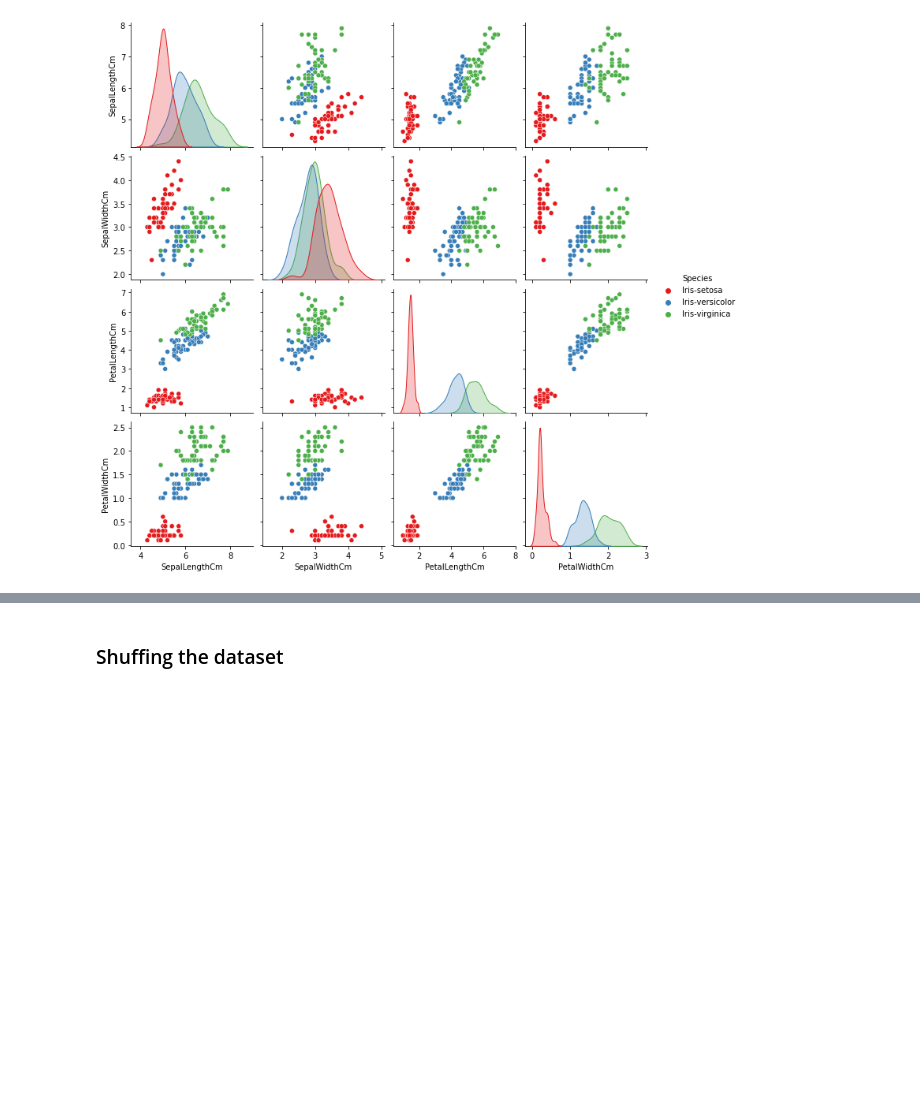
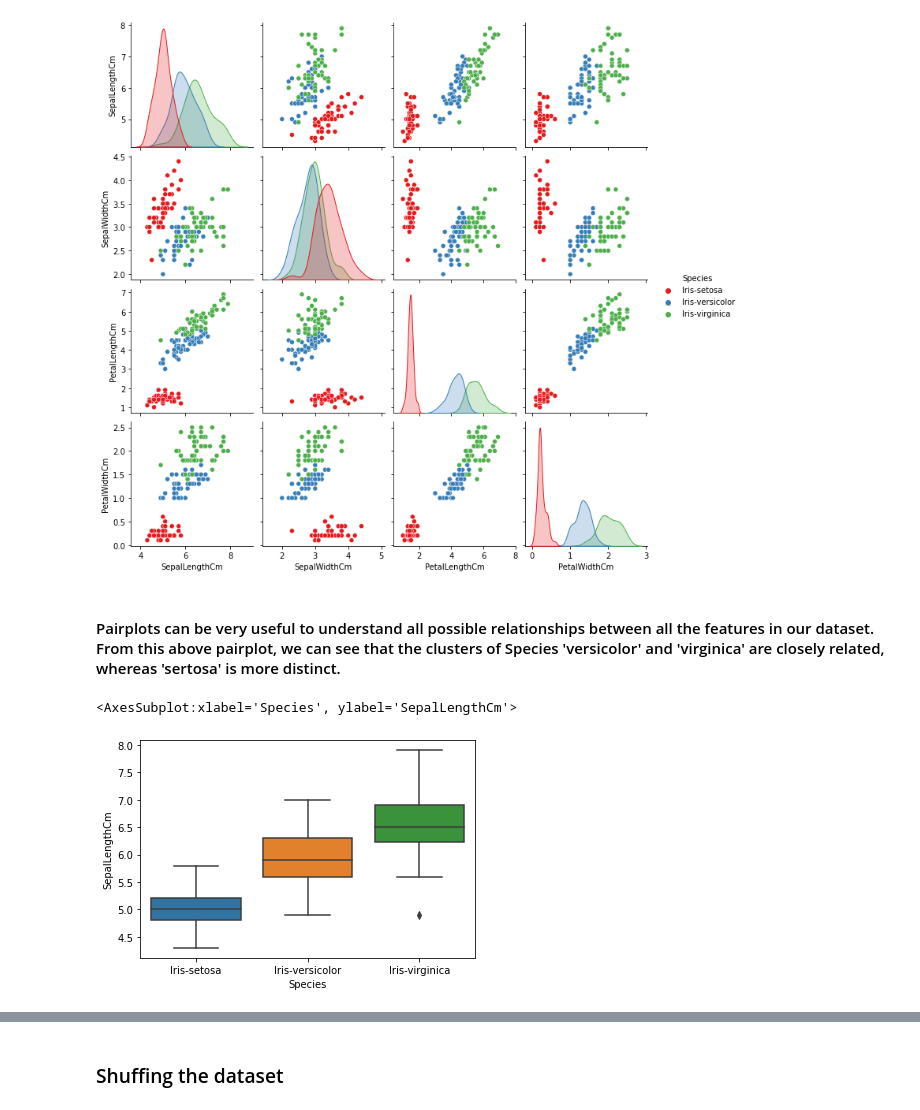
Before and after one commit to Rusali28/Decision-Trees--TSF, a Jupyter notebook: Decision_tree_notebook.ipynb, the cells around one changed output, grey strips where cells are left out. Drawn from its saved outputs; the diff is of its cells as text; code cells hidden in the pictures; blank space fills up the shorter version.

Commit message:
Added more visualisations and images

```diff
--- a/Decision_tree_notebook.ipynb
+++ b/Decision_tree_notebook.ipynb
@@ -108,3 +118,10 @@ sns.pairplot(data,hue = 'Species', palette = 'Set1')
 # %% [output]
 <seaborn.axisgrid.PairGrid at 0x...>
 [figure]
+# %% [markdown]
+#### Pairplots can be very useful to understand all possible relationships between all the features in our dataset. From this above pairplot, we can see that the clusters of Species 'versicolor' and 'virginica' are closely related, whereas 'sertosa' is more distinct.
+# %%
+sns.boxplot(x = "Species", y = "SepalLengthCm", data = data)
+# %% [output]
+<AxesSubplot:xlabel='Species', ylabel='SepalLengthCm'>
+[figure, added]
```
Also changed, not shown: parts of 7 cells of this notebook, 3 other files.
